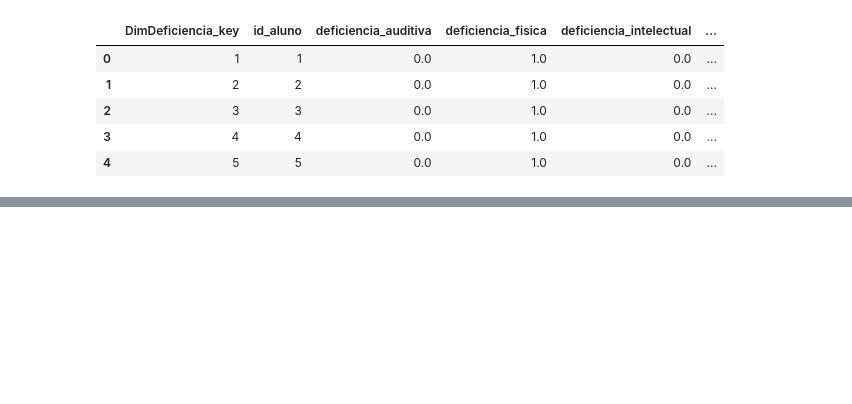
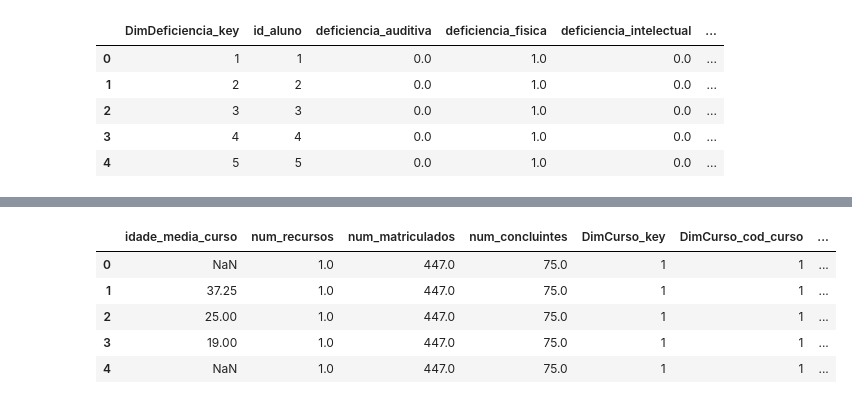
Before and after one commit to engcrisoliveira/md, a Jupyter notebook: fato.ipynb, the cells around one changed output, grey strips where cells are left out. Saved outputs shown, nothing was run; the diff lists cells and outputs as text; code cells hidden in the pictures; blank space fills up the shorter version.

```diff
--- a/fato.ipynb
+++ b/fato.ipynb
@@ -359,0 +521,11 @@ FatoCursoDeficiencia.head()
+# %%
+#Falta DimRecursosAcessibilidade_key, DimRecursosAcessibilidade_cod_curso, DimRegiao_key, DimRegiao_cod_municipio,
+FatoCursoDeficiencia_mysql = FatoCursoDeficiencia[['idade_media_curso','num_recursos','num_matriculados','num_concluintes','DimCurso_key','DimCurso_cod_curso','DimAluno_key','DimAluno_id_aluno','DimIes_key','DimIes_cod_ies','DimAno_key','DimAno_id_ano','DimDeficiencia_key','DimDeficiencia_id_aluno']]
+FatoCursoDeficiencia_mysql.head()
+# %% [output]
+|  | idade_media_curso | num_recursos | num_matriculados | num_concluintes | DimCurso_key | DimCurso_cod_curso | ... |
+| 0 | NaN | 1.0 | 447.0 | 75.0 | 1 | 1 | ... |
+| 1 | 37.25 | 1.0 | 447.0 | 75.0 | 1 | 1 | ... |
+| 2 | 25.00 | 1.0 | 447.0 | 75.0 | 1 | 1 | ... |
+| 3 | 19.00 | 1.0 | 447.0 | 75.0 | 1 | 1 | ... |
+| 4 | NaN | 1.0 | 447.0 | 75.0 | 1 | 1 | ... |
```
Also changed, not shown: parts of 28 cells of this notebook.
